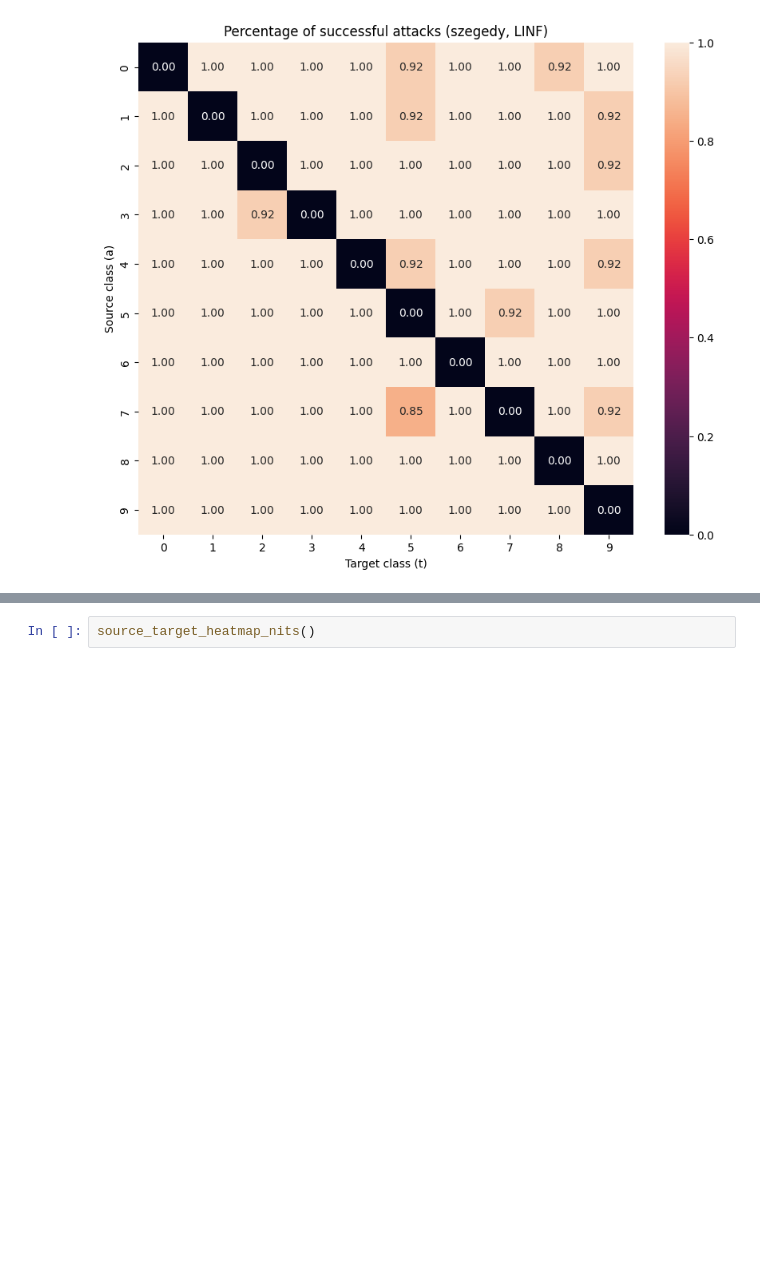
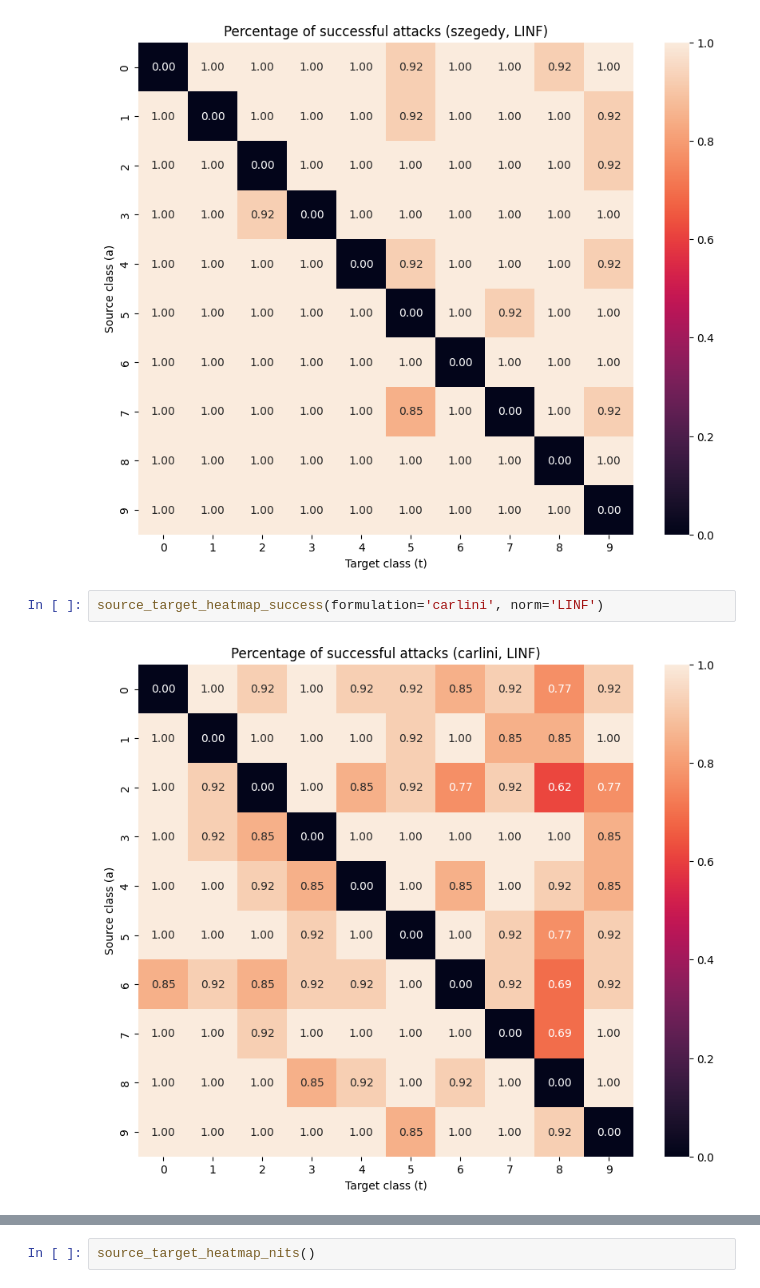
Before and after one commit to betomqz/thesis-code, a Jupyter notebook: notebooks/analysis.ipynb, the cells around one changed output, grey strips where cells are left out. Saved outputs shown, nothing was run; the diff lists cells and outputs as text; blank space fills up the shorter version.

```diff
--- a/notebooks/analysis.ipynb
+++ b/notebooks/analysis.ipynb
@@ -106,3 +126,7 @@ source_target_heatmap_success(norm='L1')
 source_target_heatmap_success(norm='LINF')
 # %% [output]
 [figure]
+# %%
+source_target_heatmap_success(formulation='carlini', norm='LINF')
+# %% [output]
+[figure, added]
```
Also changed, not shown: parts of 26 cells of this notebook, 1 other file.
